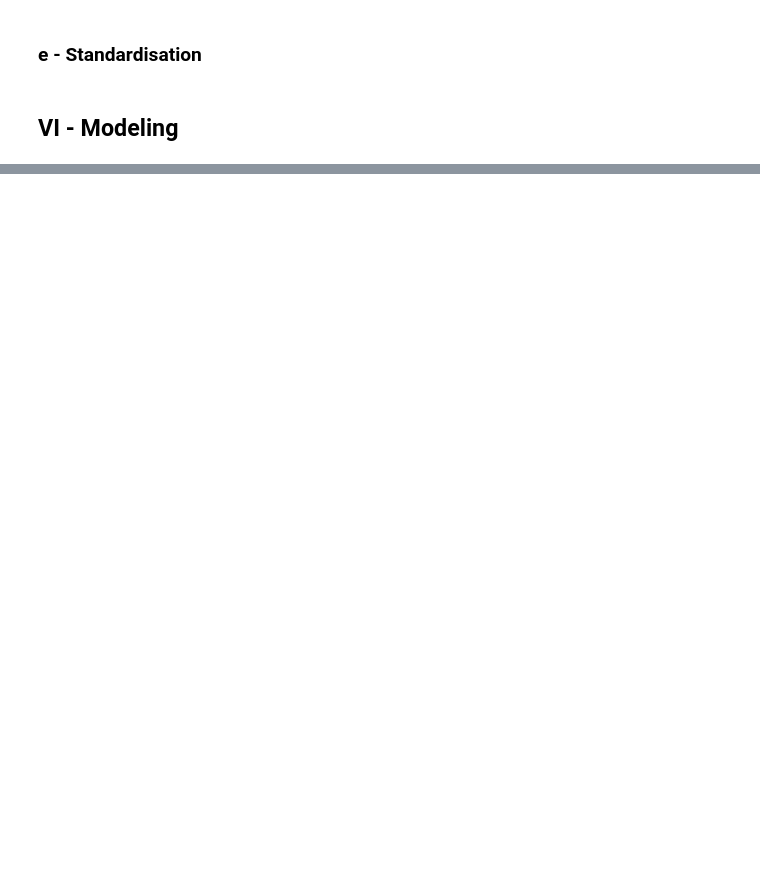
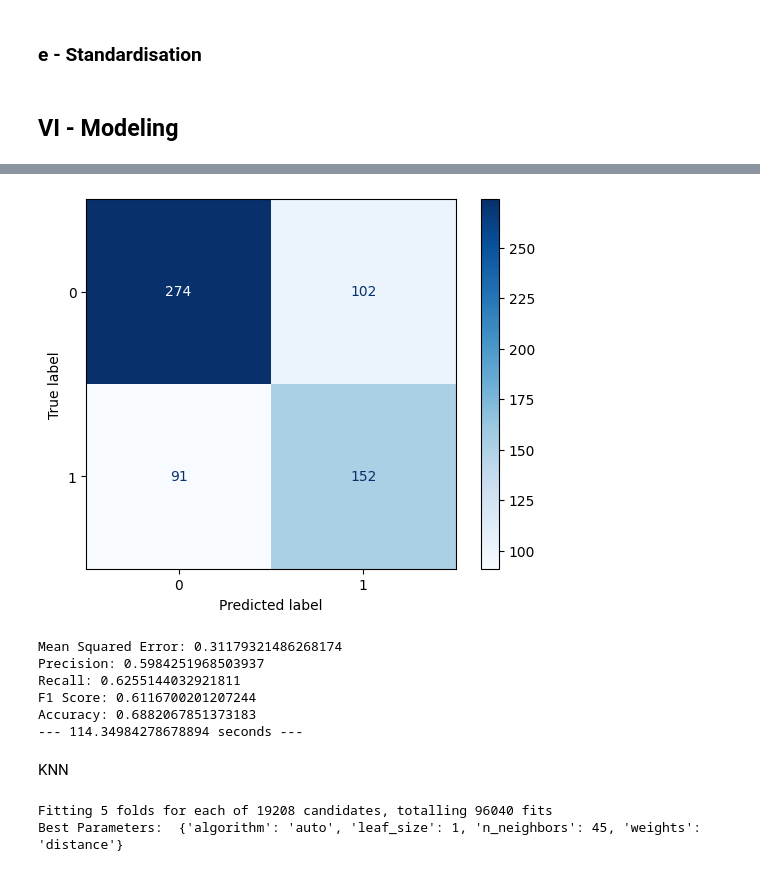
Before and after one commit to Cassette86/Green_ai_project_Water_polution, a Jupyter notebook: water pollution (data for classification models)/main.ipynb, the cells around one changed output, grey strips where cells are left out. Cells and saved outputs as stored; diff of their text form; code cells hidden in the pictures; blank space fills up the shorter version.

```diff
--- a/water pollution (data for classification models)/main.ipynb
+++ b/water pollution (data for classification models)/main.ipynb
@@ -583,0 +530,30 @@ Confusion Matrix:
+# %%
+#compute the model with the best parameters
+best_model = RandomForestClassifier(criterion=best_parameters['criterion'], n_estimators=best_parameters['n_estimators'])
+best_model.fit(X_train, y_encoded)
+y_pred = best_model.predict(X_test)
+# %%
+#plot the confusion matrix
+cm = confusion_matrix(ytst, y_pred)
+disp = ConfusionMatrixDisplay(confusion_matrix=cm, display_labels=label_encoder.classes_)
+disp.plot(cmap='Blues')
+plt.show()
+# %% [output]
+[figure, added]
+# %%
+#print the metrics
+print("Mean Squared Error:", mean_squared_error(ytst, y_pred))
+print("Precision:", precision_score(ytst, y_pred))
+print("Recall:", recall_score(ytst, y_pred))
+print("F1 Score:", f1_score(ytst, y_pred))
+print("Accuracy:", accuracy_score(ytst, y_pred))
+
+#end time for model 1
+print("--- %s seconds ---" % (time.time() - start_time))
+# %% [output]
+Mean Squared Error: 0.31179321486268174
+Precision: 0.5984251968503937
+Recall: 0.6255144032921811
+F1 Score: 0.6116700201207244
+Accuracy: 0.6882067851373183
+--- 114.34984278678894 seconds ---
@@ -583,0 +568,2 @@ Confusion Matrix:
+# %% [markdown]
+KNN
@@ -583,0 +573,24 @@ Confusion Matrix:
+# %%
+from sklearn.neighbors import KNeighborsClassifier
+KN=KNeighborsClassifier()
+
+#parameters for the knn model
+param_grid = {
+    'n_neighbors': [i for i in range(1, 50)],
+    'weights': ['uniform', 'distance'],
+    'algorithm': ['auto', 'ball_tree', 'kd_tree', 'brute'],
+    'leaf_size': [i for i in range(1, 50)]
+}
+
+#grid search for the knn model
+grid_search = GridSearchCV(estimator=KN, param_grid=param_grid, cv=5, n_jobs=-1, verbose=2)
+grid_search.fit(X_train, y_encoded)
+
+#best parameters for the knn model
+best_parameters = grid_search.best_params_
+best_score = grid_search.best_score_
+
+print("Best Parameters: ", best_parameters)
+# %% [output]
+Fitting 5 folds for each of 19208 candidates, totalling 96040 fits
+Best Parameters:  {'algorithm': 'auto', 'leaf_size': 1, 'n_neighbors': 45, 'weights': 'distance'}
```
Also changed, not shown: parts of 53 cells of this notebook.
